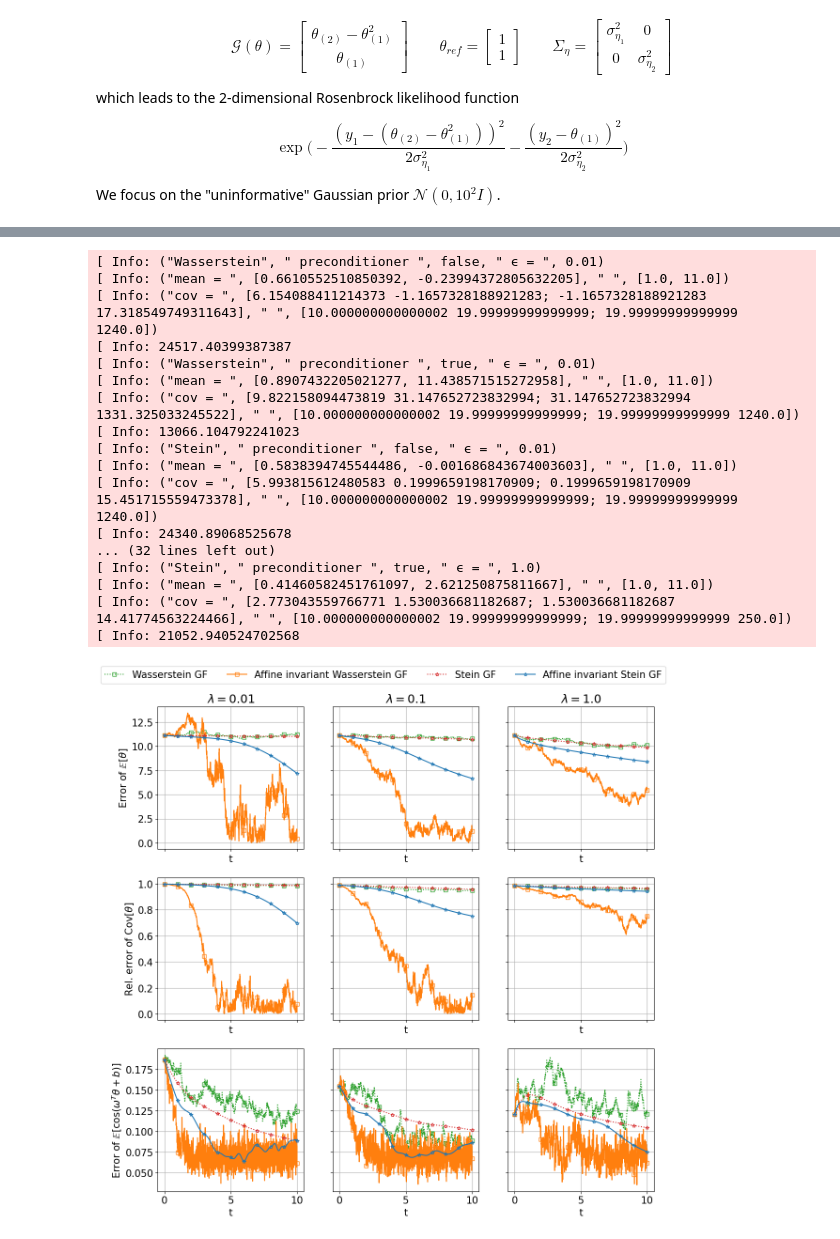
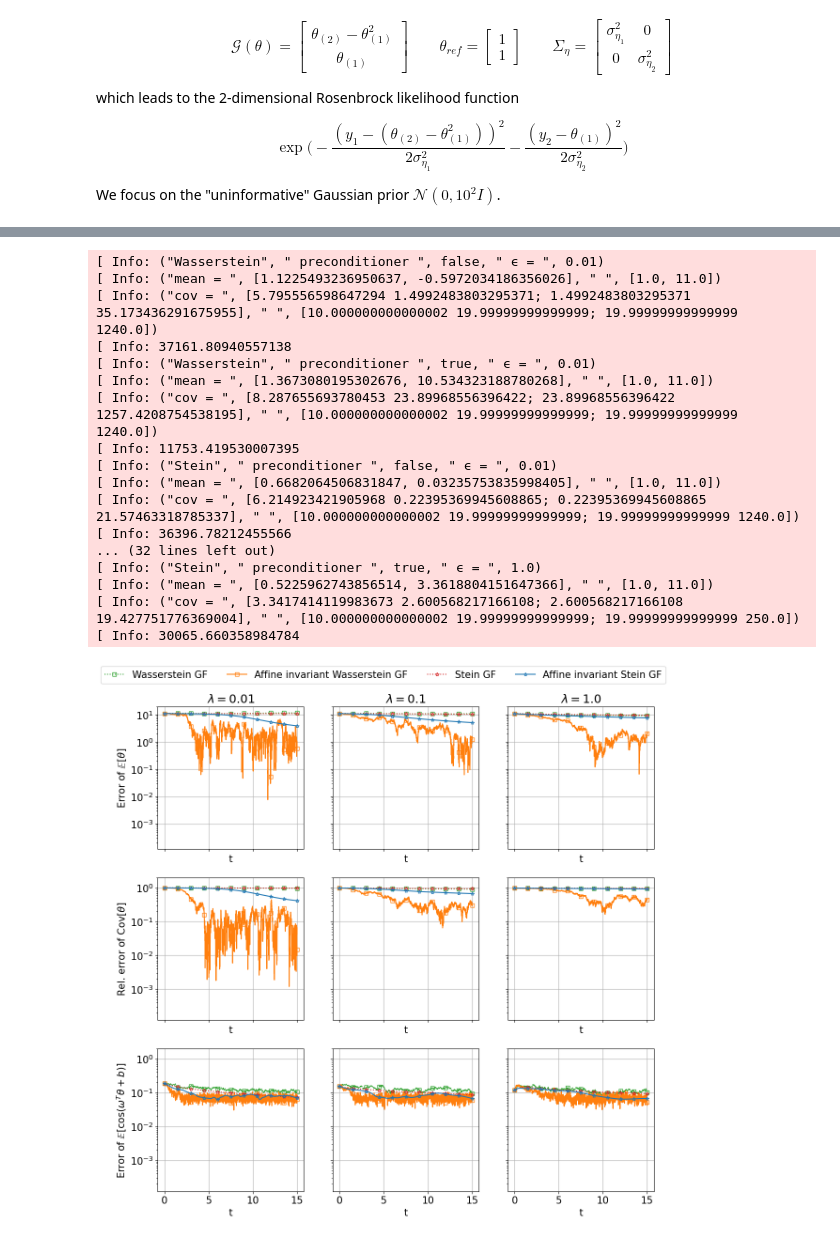
Before and after one commit to Zhengyu-Huang/InverseProblems.jl, a Jupyter notebook: Gradient-Flow/Banana-density.ipynb, the cells around one changed output, grey strips where cells are left out. Cells and saved outputs as stored; diff of their text form; code cells hidden in the pictures.

```diff
--- a/Gradient-Flow/Banana-density.ipynb
+++ b/Gradient-Flow/Banana-density.ipynb
@@ -366,18 +369,18 @@ C_0 = [σ0^2  0.0; 0.0  σ0^2]
 
 s_param = Setup_Param(2, 2)
 fig, ax = PyPlot.subplots(ncols=3, nrows=3, sharex=true, sharey="row", figsize=(12,12))
-fig_cont, ax_cont = PyPlot.subplots(ncols=3, nrows=4, sharex=true, sharey=false, figsize=(12,12))
+fig_cont, ax_cont = PyPlot.subplots(ncols=3, nrows=4, sharex=true, sharey=true, figsize=(12,12))
 N_ens = 100
 θ0 = Array(rand(MvNormal(m_0, C_0), N_ens)')
 
 Δt = 0.005
-N_t = 2000
+N_t = 3000
 ts = LinRange(0, Δt*N_t, N_t+1)
 xx = LinRange(-10, 10, 400)
 yy = LinRange(-100, 100,  4000)
 ω =  rand(Normal(0, 1), (20, 2))
 b = rand(Uniform(0, 2*pi), 20)
-y_ranges = [[-60,80],[-20,40],[-10, 40],[-2.5, 40],[-2.5, 20]]
+y_ranges = [[-80,100],[-20,40],[-10, 40],[-2.5, 40],[-2.5, 20]]
 
 for test_id = 1:length(ϵs)
 
@@ -393,8 +396,8 @@ for test_id = 1:length(ϵs)
 
 
     # compute posterior distribution by MCMC
-    x_min, x_max = -10.0, 10.0
-    y_min, y_max = y_ranges[test_id]
+    x_min, x_max = -8.0, 8.0
+    y_min, y_max = y_ranges[1]
     N_x, N_y = 1000, 1000
     xx_cont = Array(LinRange(x_min, x_max, N_x))
     yy_cont = Array(LinRange(y_min, y_max, N_y))
@@ -407,7 +410,7 @@ for test_id = 1:length(ϵs)
     end
     Z_cont .= exp.(Z_cont)
     for i = 1:4
-        ax_cont[i, test_id].contour(X_cont, Y_cont, Z_cont, 5, colors="grey", alpha=0.5)
+        ax_cont[i, test_id].contour(X_cont, Y_cont, Z_cont, 10, colors="grey", alpha=0.5)
     end
 
 
@@ -449,9 +452,9 @@ for test_id = 1:length(ϵs)
             linestyle = preconditioner ?  "solid" : "dotted"
 
             @info sum(ips_errors)
-            ax[1, test_id].plot(ts, ips_errors[:, 1], linestyle=linestyle, color=color, marker=marker, fillstyle="none", label=label, markevery = markevery)
-            ax[2, test_id].plot(ts, ips_errors[:, 2], linestyle=linestyle, color=color, marker=marker, fillstyle="none", label=label, markevery = markevery)
-            ax[3, test_id].plot(ts, ips_errors[:, 3], linestyle=linestyle, color=color, marker=marker, fillstyle="none", label=label, markevery = markevery)
+            ax[1, test_id].semilogy(ts, ips_errors[:, 1], linestyle=linestyle, color=color, marker=marker, fillstyle="none", label=label, markevery = markevery)
+            ax[2, test_id].semilogy(ts, ips_errors[:, 2], linestyle=linestyle, color=color, marker=marker, fillstyle="none", label=label, markevery = markevery)
+            ax[3, test_id].semilogy(ts, ips_errors[:, 3], linestyle=linestyle, color=color, marker=marker, fillstyle="none", label=label, markevery = markevery)
 
 
 
@@ -477,48 +480,47 @@ for test_id = 1:length(ϵs)
     ax[1, test_id].grid("on")
     ax[2, test_id].grid("on")
     ax[3, test_id].grid("on")
 
-#     if test_id ==1
-#         for i = 1:4
-#             ax_cont[i,test_id].set_ylabel(L"\theta_{(2)}")
-#         end
-#     end
+    ax[1, test_id].set_ylim([1.2e-4,2.0e1])
+    ax[2, test_id].set_ylim([1.2e-4,2.0e0])
+    ax[3, test_id].set_ylim([1.2e-4,2.0e0])
+
     ax_cont[4,test_id].set_xlabel(L"\theta^{(1)}")
 end
 
 
 handles, labels = ax[1,1].get_legend_handles_labels()
 fig.legend(handles,labels,loc = "upper center",bbox_to_anchor=(0.5,0.99),ncol=4)
 ax[1,1].set_ylabel(L"Error of $\mathbb{E}[\theta]$")
 ax[2,1].set_ylabel(L"Rel. error of Cov$[\theta]$")
 ax[3,1].set_ylabel(L"Error of $\mathbb{E}[\cos(\omega^T\theta + b)]$")
 fig.subplots_adjust(bottom=0.05,top=0.91,left=0.1,right=0.98,hspace=0.2)
 fig.savefig("Banana_gd_particle_converge.pdf")
 
 
 
 ax_cont[1, 1].set_ylabel("Wasserstein GF")
 ax_cont[2, 1].set_ylabel("Affine invariant Wasserstein GF")
 ax_cont[3, 1].set_ylabel("Stein GF")
 ax_cont[4, 1].set_ylabel("Affine invariant Stein GF")
 fig_cont.subplots_adjust(bottom=0.05,top=0.96,left=0.1,right=0.98,hspace=0.2)
 fig_cont.savefig("Banana_gd_particle_contour.pdf")
 # %% [output]
 [ Info: ("Wasserstein", " preconditioner ", false, " ϵ = ", 0.01)
-[ Info: ("mean = ", [0.6610552510850392, -0.23994372805632205], " ", [1.0, 11.0])
-[ Info: ("cov = ", [6.154088411214373 -1.1657328188921283; -1.1657328188921283 17.318549749311643], " ", [10.000000000000002 19.99999999999999; 19.99999999999999 1240.0])
-[ Info: 24517.40399387387
+[ Info: ("mean = ", [1.1225493236950637, -0.5972034186356026], " ", [1.0, 11.0])
+[ Info: ("cov = ", [5.795556598647294 1.4992483803295371; 1.4992483803295371 35.173436291675955], " ", [10.000000000000002 19.99999999999999; 19.99999999999999 1240.0])
+[ Info: 37161.80940557138
 [ Info: ("Wasserstein", " preconditioner ", true, " ϵ = ", 0.01)
-[ Info: ("mean = ", [0.8907432205021277, 11.438571515272958], " ", [1.0, 11.0])
-[ Info: ("cov = ", [9.822158094473819 31.147652723832994; 31.147652723832994 1331.325033245522], " ", [10.000000000000002 19.99999999999999; 19.99999999999999 1240.0])
-[ Info: 13066.104792241023
+[ Info: ("mean = ", [1.3673080195302676, 10.534323188780268], " ", [1.0, 11.0])
+[ Info: ("cov = ", [8.287655693780453 23.89968556396422; 23.89968556396422 1257.4208754538195], " ", [10.000000000000002 19.99999999999999; 19.99999999999999 1240.0])
+[ Info: 11753.419530007395
 [ Info: ("Stein", " preconditioner ", false, " ϵ = ", 0.01)
-[ Info: ("mean = ", [0.5838394745544486, -0.001686843674003603], " ", [1.0, 11.0])
-[ Info: ("cov = ", [5.993815612480583 0.1999659198170909; 0.1999659198170909 15.451715559473378], " ", [10.000000000000002 19.99999999999999; 19.99999999999999 1240.0])
-[ Info: 24340.89068525678
+[ Info: ("mean = ", [0.6682064506831847, 0.03235753835998405], " ", [1.0, 11.0])
+[ Info: ("cov = ", [6.214923421905968 0.22395369945608865; 0.22395369945608865 21.57463318785337], " ", [10.000000000000002 19.99999999999999; 19.99999999999999 1240.0])
+[ Info: 36396.78212455566
 ... (32 lines left out)
 [ Info: ("Stein", " preconditioner ", true, " ϵ = ", 1.0)
-[ Info: ("mean = ", [0.41460582451761097, 2.621250875811667], " ", [1.0, 11.0])
-[ Info: ("cov = ", [2.773043559766771 1.530036681182687; 1.530036681182687 14.41774563224466], " ", [10.000000000000002 19.99999999999999; 19.99999999999999 250.0])
-[ Info: 21052.940524702568
+[ Info: ("mean = ", [0.5225962743856514, 3.3618804151647366], " ", [1.0, 11.0])
+[ Info: ("cov = ", [3.3417414119983673 2.600568217166108; 2.600568217166108 19.427751776369004], " ", [10.000000000000002 19.99999999999999; 19.99999999999999 250.0])
+[ Info: 30065.660358984784
-[figure, old version]
+[figure, new version]
```
Also changed, not shown: parts of 3 cells of this notebook, 3 other files.
